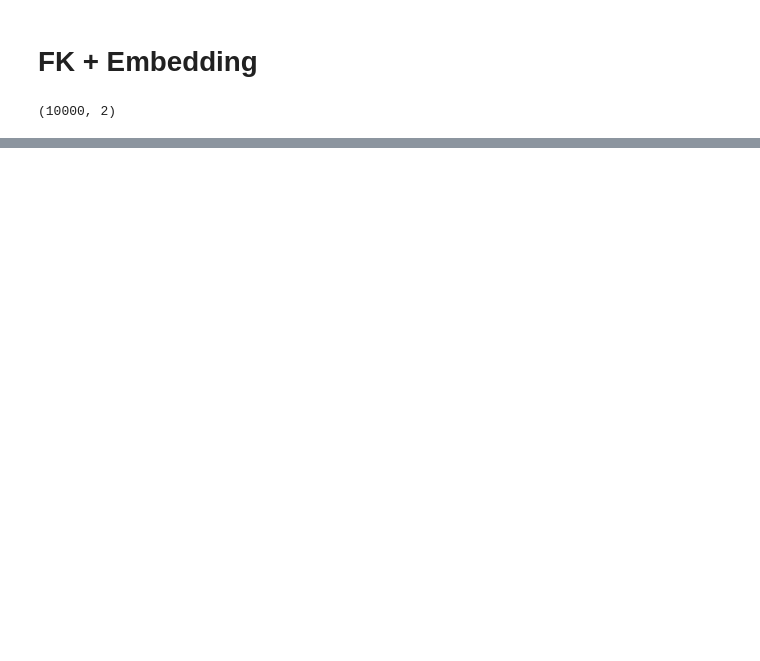
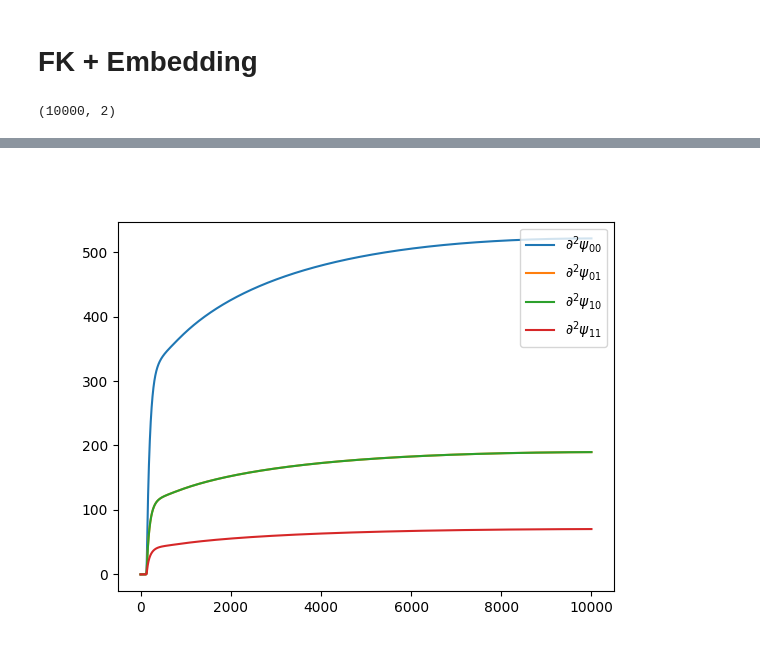
Before and after one commit to Bbosc/GDSOA, a Jupyter notebook: main.ipynb, the cells around one changed output, grey strips where cells are left out. Drawn from its saved outputs; the diff is of its cells as text; code cells hidden in the pictures; blank space fills up the shorter version.

```diff
--- a/main.ipynb
+++ b/main.ipynb
@@ -90,0 +99,11 @@ plt.show()
+# %%
+embed =np.stack(ds.hessian_logger)
+plt.figure()
+plt.plot(range(embed.shape[0]), embed[:, 0, 0], label=r'$\partial^2\psi_{00}$')
+plt.plot(range(embed.shape[0]), embed[:, 0, 1], label=r'$\partial^2\psi_{01}$')
+plt.plot(range(embed.shape[0]), embed[:, 1, 0], label=r'$\partial^2\psi_{10}$')
+plt.plot(range(embed.shape[0]), embed[:, 1, 1], label=r'$\partial^2\psi_{11}$')
+plt.legend(loc='upper right')
+plt.show()
+# %% [output]
+[figure, added]
```
Also changed, not shown: parts of 8 cells of this notebook, 1 other file.
